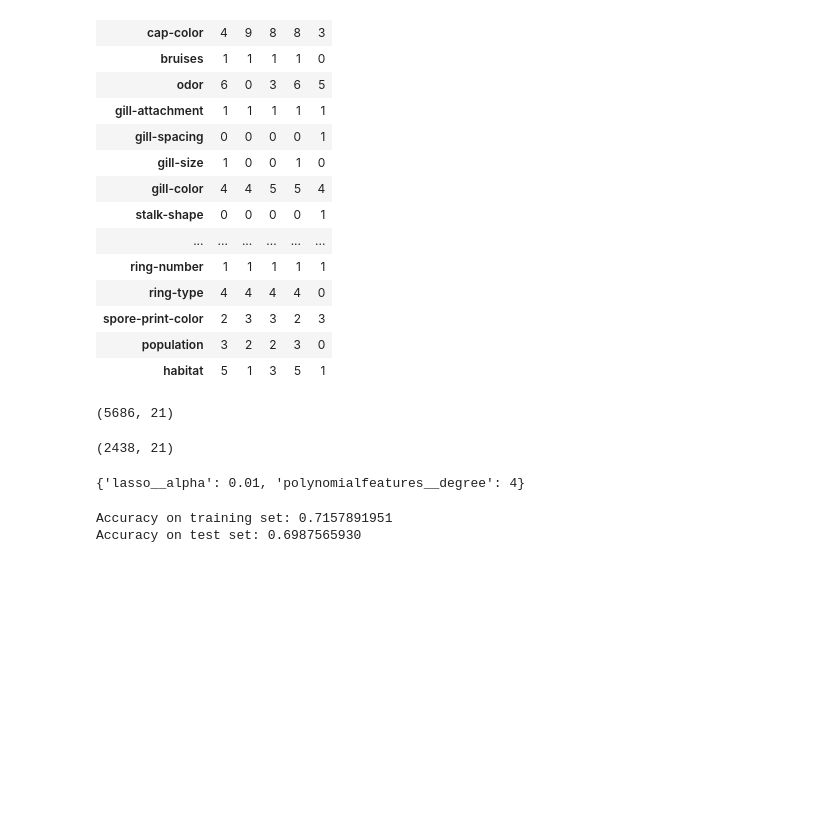
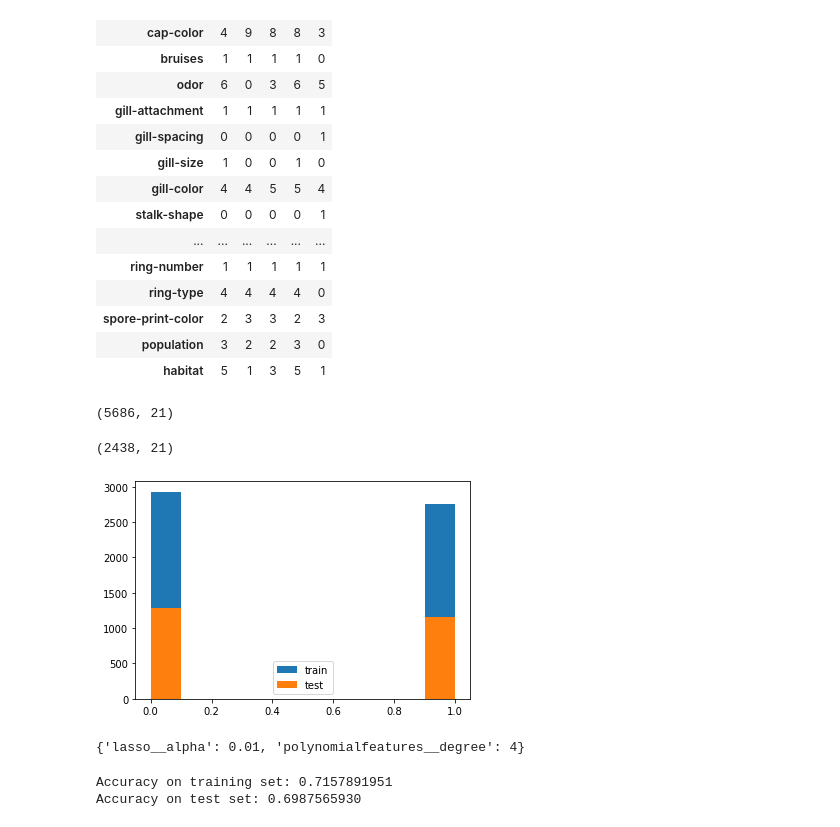
Before and after one commit to DawOp/Mushroom-Classification, a Jupyter notebook: mushroom.ipynb, the cells around one changed output. Cells and saved outputs as stored; diff of their text form; code cells hidden in the pictures; blank space fills up the shorter version.

```diff
--- a/mushroom.ipynb
+++ b/mushroom.ipynb
@@ -183,6 +183,13 @@ X_train.shape
 X_test.shape
 # %% [output]
 (2438, 21)
+# %%
+plt.hist(y_train, label="train")
+plt.hist(y_test, label="test")
+plt.legend()
+plt.show() # zbalansowane
+# %% [output]
+[figure, added]
 # %%
 seed=123
 kfold = StratifiedKFold(n_splits=5, random_state=seed,shuffle=True)
```
